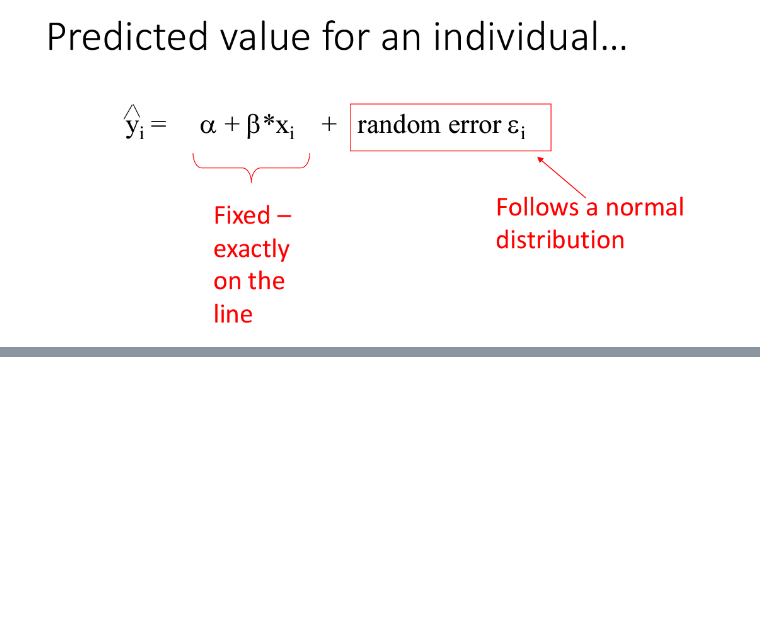
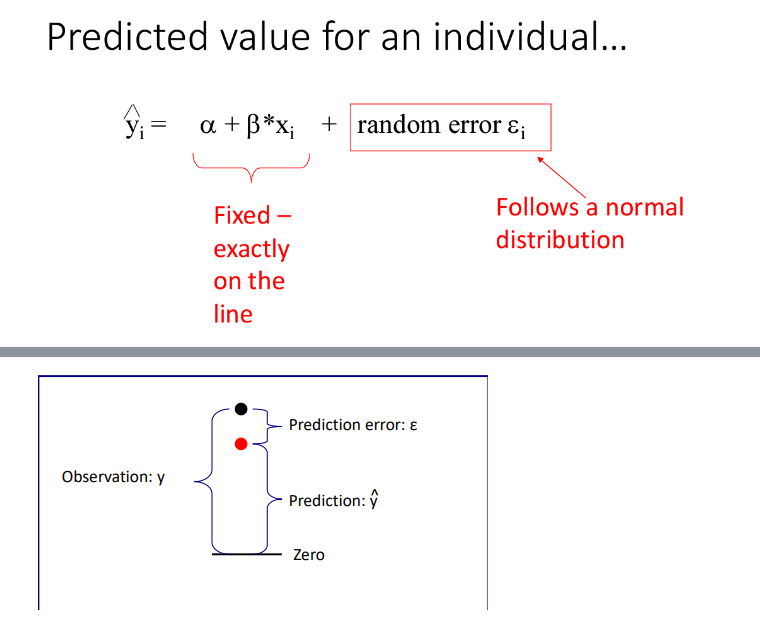
Before and after one commit to retrouvm/Code-Practice, a Jupyter notebook: Data_Science/lectures/lecture17.ipynb, the cells around one changed output, grey strips where cells are left out. Drawn from its saved outputs; the diff is of its cells as text; code cells hidden in the pictures; blank space fills up the shorter version.

```diff
--- a/Data_Science/lectures/lecture17.ipynb
+++ b/Data_Science/lectures/lecture17.ipynb
@@ -173,0 +188,4 @@ Image(filename=r"C:\Users\rmani\OneDrive\Pictures\rand.png")
+# %%
+Image(filename=r"C:\Users\rmani\OneDrive\Pictures\re.png")
+# %% [output]
+[figure, added]
```
Also changed, not shown: parts of 29 cells of this notebook, 3 other files.
